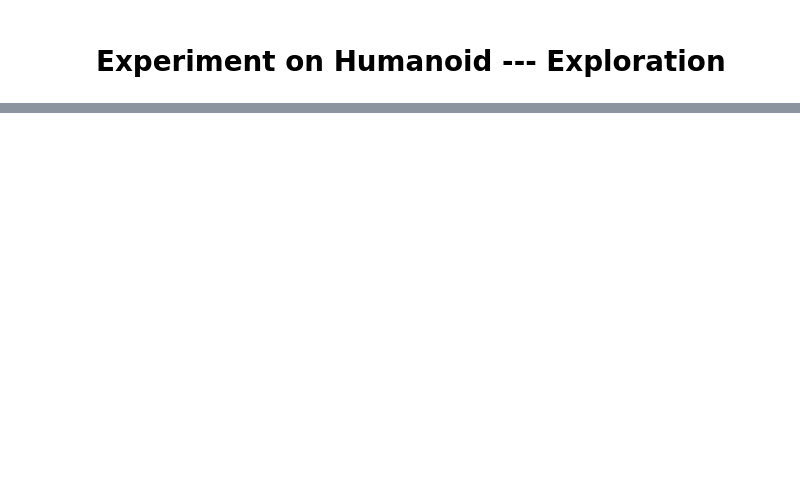
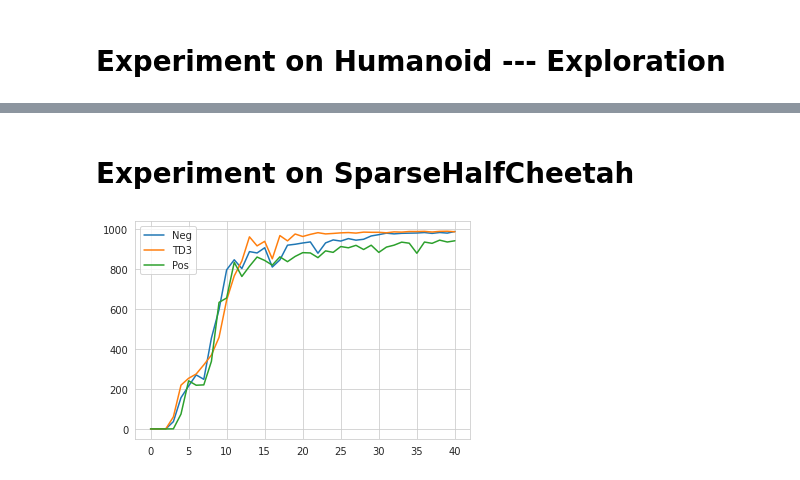
Before and after one commit to holarissun/RewardShifting, a Jupyter notebook: RebuttalExperiments/PlotRebuttal Figures.ipynb, the cells around one changed output, grey strips where cells are left out. Drawn from its saved outputs; the diff is of its cells as text; code cells hidden in the pictures; blank space fills up the shorter version.

Commit message:
update results and re-run exps

```diff
--- a/RebuttalExperiments/PlotRebuttal Figures.ipynb
+++ b/RebuttalExperiments/PlotRebuttal Figures.ipynb
@@ -127,0 +130,18 @@ plt.savefig('figs/Humanoid.pdf',dpi=200,format='pdf',bbox_inches = 'tight')
+# %% [markdown]
+# Experiment on SparseHalfCheetah
+# %%
+TD3_neg = []
+TD3 = []
+TD3_pos = []
+for i in range(8):
+    TD3_neg.append(np.load(f'results/TD3_HalfCheetah-v3_{i}_-0.5.npy'))
+    TD3.append(np.load(f'results/TD3_HalfCheetah-v3_{i}_0.0.npy'))
+    TD3_pos.append(np.load(f'results/TD3_HalfCheetah-v3_{i}_0.5.npy'))
+# %%
+plt.plot(np.asarray(TD3_neg).mean(0),label = 'Neg')
+plt.plot(np.asarray(TD3).mean(0),label = 'TD3')
+plt.plot(np.asarray(TD3_pos).mean(0),label = 'Pos')
+plt.legend()
+plt.show()
+# %% [output]
+[figure, added]
```
Also changed, not shown: parts of 2 cells of this notebook, 26 other files.
